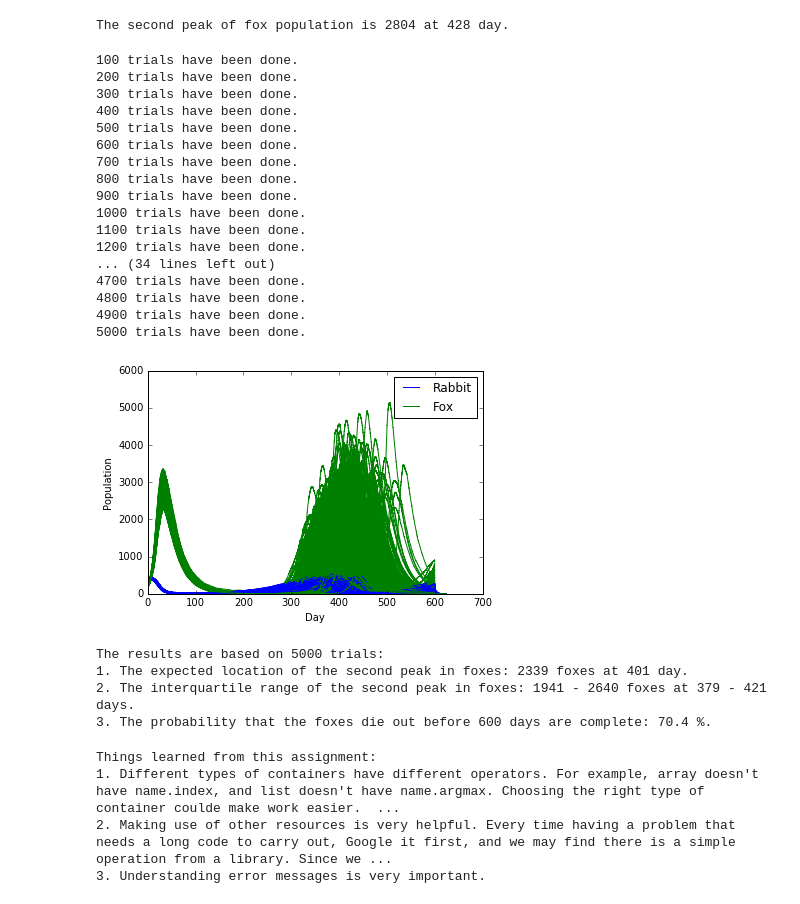
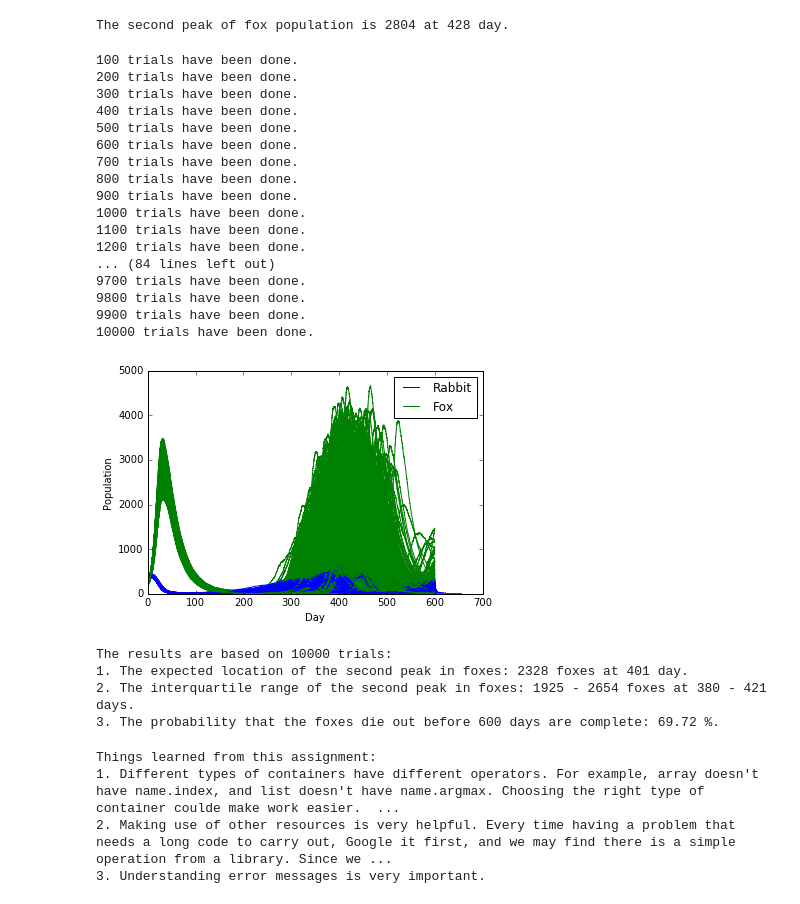
Before and after one commit to GregZaylor/rabbits-and-foxes-yujiazhang84, a Jupyter notebook: rabbits-and-foxes.ipynb, the cells around one changed output. Drawn from its saved outputs; the diff is of its cells as text; code cells hidden in the pictures.

Commit message:
Should be the final version based on what was learned from the lecture

```diff
--- a/rabbits-and-foxes.ipynb
+++ b/rabbits-and-foxes.ipynb
@@ -169,7 +169,7 @@ fox_peaks = []
 corresponding_ts = []
 running_print = 1
 
-while j < 5000:
+while j < 10000:
 
 # Create empty list and initiate
     rabbits = []
@@ -252,39 +252,39 @@ while j < 5000:
 ave_peak = int(round(np.average(fox_peaks)))
 ave_t = int(round(np.average(corresponding_ts)))
 
 # 2. Interquartile range
 IQR1_peak = int(np.round(np.percentile(fox_peaks, [25])))
 IQR3_peak = int(np.round(np.percentile(fox_peaks, [75])))
 IQR1_t = int(np.round(np.percentile(corresponding_ts, [25])))
 IQR3_t = int(np.round(np.percentile(corresponding_ts, [75])))
 
 # 3. Possibility
 possibility = np.round(count_fox_dieout / j * 100, 2)
 
 # Plot
 plt.legend(['Rabbit', 'Fox'])
 plt.xlabel('Day')
 plt.ylabel('Population')
 plt.show()
 # %% [output]
 100 trials have been done.
 200 trials have been done.
 300 trials have been done.
 400 trials have been done.
 500 trials have been done.
 600 trials have been done.
 700 trials have been done.
 800 trials have been done.
 900 trials have been done.
 1000 trials have been done.
 1100 trials have been done.
 1200 trials have been done.
-... (34 lines left out)
-4700 trials have been done.
-4800 trials have been done.
-4900 trials have been done.
-5000 trials have been done.
+... (84 lines left out)
+9700 trials have been done.
+9800 trials have been done.
+9900 trials have been done.
+10000 trials have been done.
-[figure, old version]
+[figure, new version]
 # %%
 # Answer
 print("The results are based on", j, "trials:")
@@ -293,10 +293,10 @@ print("2. The interquartile range of the second peak in foxes:", IQR1_peak, "-",
       IQR1_t, "-", IQR3_t, "days.")
 print("3. The probability that the foxes die out before 600 days are complete:", possibility, "%.")
 # %% [output]
-The results are based on 5000 trials:
-1. The expected location of the second peak in foxes: 2339 foxes at 401 day.
-2. The interquartile range of the second peak in foxes: 1941 - 2640 foxes at 379 - 421 days.
-3. The probability that the foxes die out before 600 days are complete: 70.4 %.
+The results are based on 10000 trials:
+1. The expected location of the second peak in foxes: 2328 foxes at 401 day.
+2. The interquartile range of the second peak in foxes: 1925 - 2654 foxes at 380 - 421 days.
+3. The probability that the foxes die out before 600 days are complete: 69.72 %.
 # %%
 ### Things learned from this assignment
 print("Things learned from this assignment:")
```
